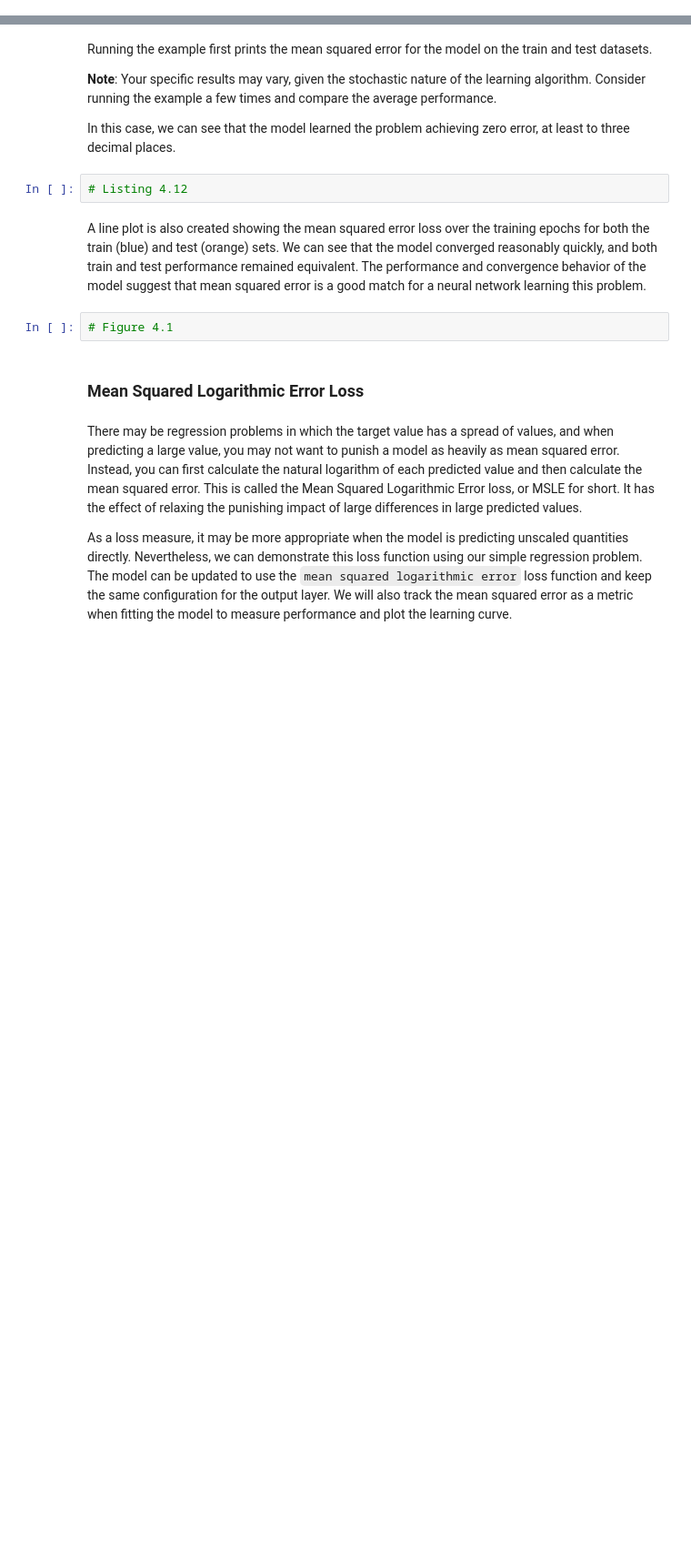
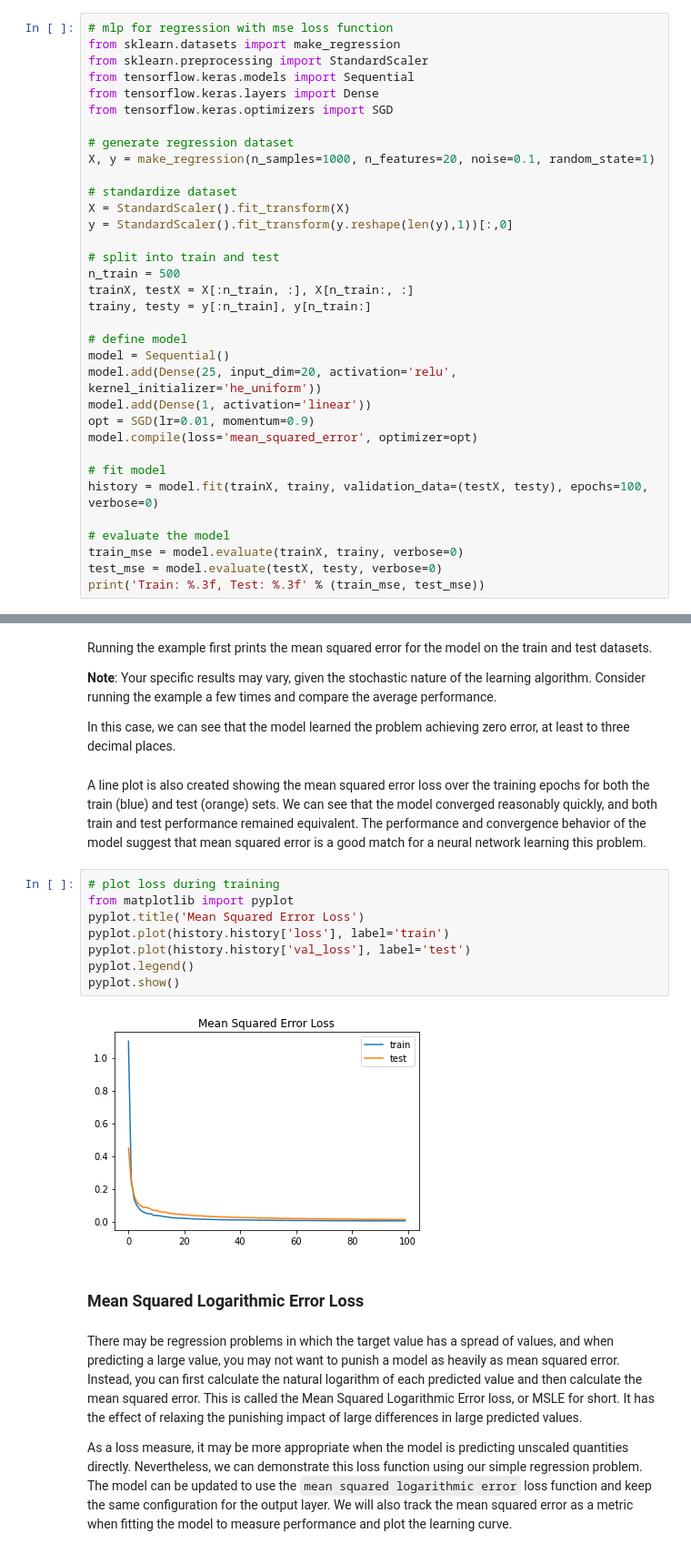
Before and after one commit to eccnil/deep-learning-exercises, a Jupyter notebook: 4.Advanced Topics/1.Better Learning/3.Configure What to Optimize with Loss Functions.ipynb, the cells around one changed output, grey strips where cells are left out. Shown: that part at 91% size. Cells and saved outputs as stored; diff of their text form; blank space fills up the shorter version.

```diff
--- a/4.Advanced Topics/1.Better Learning/3.Configure What to Optimize with Loss Functions.ipynb
+++ b/4.Advanced Topics/1.Better Learning/3.Configure What to Optimize with Loss Functions.ipynb
@@ -144,0 +197,34 @@ A complete example of demonstrating an MLP on the described regression problem i
+# %%
+# mlp for regression with mse loss function
+from sklearn.datasets import make_regression
+from sklearn.preprocessing import StandardScaler
+from tensorflow.keras.models import Sequential
+from tensorflow.keras.layers import Dense
+from tensorflow.keras.optimizers import SGD
+
+# generate regression dataset
+X, y = make_regression(n_samples=1000, n_features=20, noise=0.1, random_state=1)
+
+# standardize dataset
+X = StandardScaler().fit_transform(X)
+y = StandardScaler().fit_transform(y.reshape(len(y),1))[:,0]
+
+# split into train and test
+n_train = 500
+trainX, testX = X[:n_train, :], X[n_train:, :]
+trainy, testy = y[:n_train], y[n_train:]
+
+# define model
+model = Sequential()
+model.add(Dense(25, input_dim=20, activation='relu', kernel_initializer='he_uniform'))
+model.add(Dense(1, activation='linear'))
+opt = SGD(lr=0.01, momentum=0.9)
+model.compile(loss='mean_squared_error', optimizer=opt)
+
+# fit model
+history = model.fit(trainX, trainy, validation_data=(testX, testy), epochs=100, verbose=0)
+
+# evaluate the model
+train_mse = model.evaluate(trainX, trainy, verbose=0)
+test_mse = model.evaluate(testX, testy, verbose=0)
+print('Train: %.3f, Test: %.3f' % (train_mse, test_mse))
@@ -148,12 +236,18 @@ Running the example first prints the mean squared error for the model on the tra
 **Note**: Your specific results may vary, given the stochastic nature of the learning algorithm. Consider running the example a few times and compare the average performance.
 
 In this case, we can see that the model learned the problem achieving zero error, at least to three decimal places.
-# %%
-# Listing 4.12
 # %% [markdown]
 A line plot is also created showing the mean squared error loss over the training epochs for both the train (blue) and test (orange) sets. We can see that the model converged reasonably quickly, and both train and test performance remained equivalent. The performance and convergence behavior of the model suggest that mean squared error is a good match for a neural network learning this problem.
-# %%
-# Figure 4.1
+# %%
+# plot loss during training
+from matplotlib import pyplot
+pyplot.title('Mean Squared Error Loss')
+pyplot.plot(history.history['loss'], label='train')
+pyplot.plot(history.history['val_loss'], label='test')
+pyplot.legend()
+pyplot.show()
+# %% [output]
+[figure, added]
 # %% [markdown]
 ### Mean Squared Logarithmic Error Loss
 # %% [markdown]
```
Also changed, not shown: parts of 122 cells of this notebook, 1 other file.
